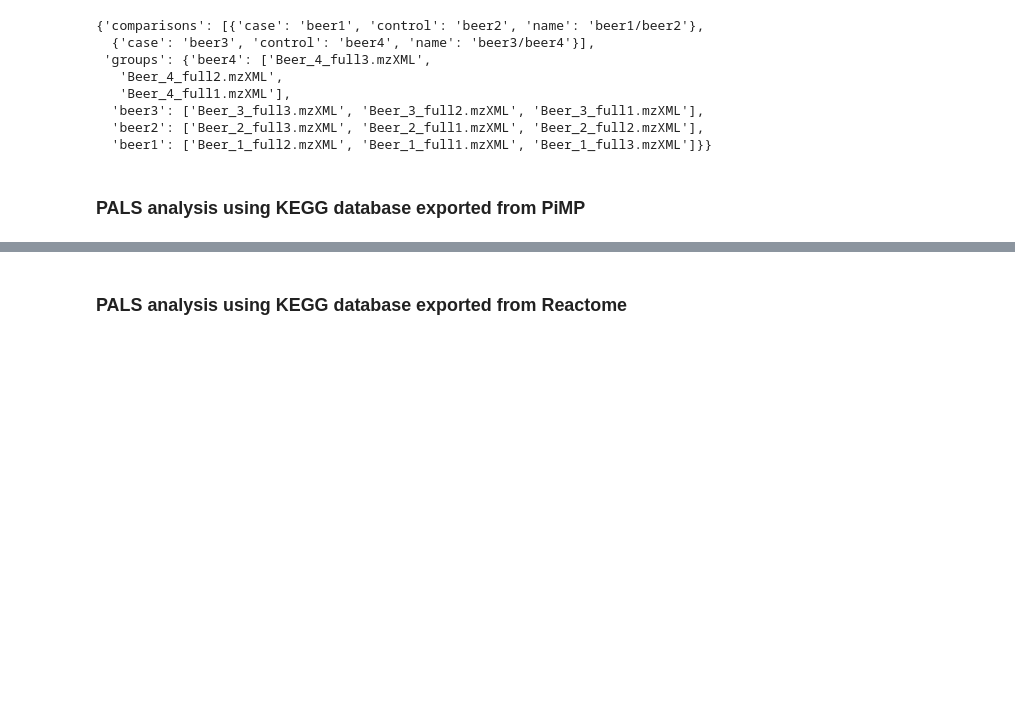
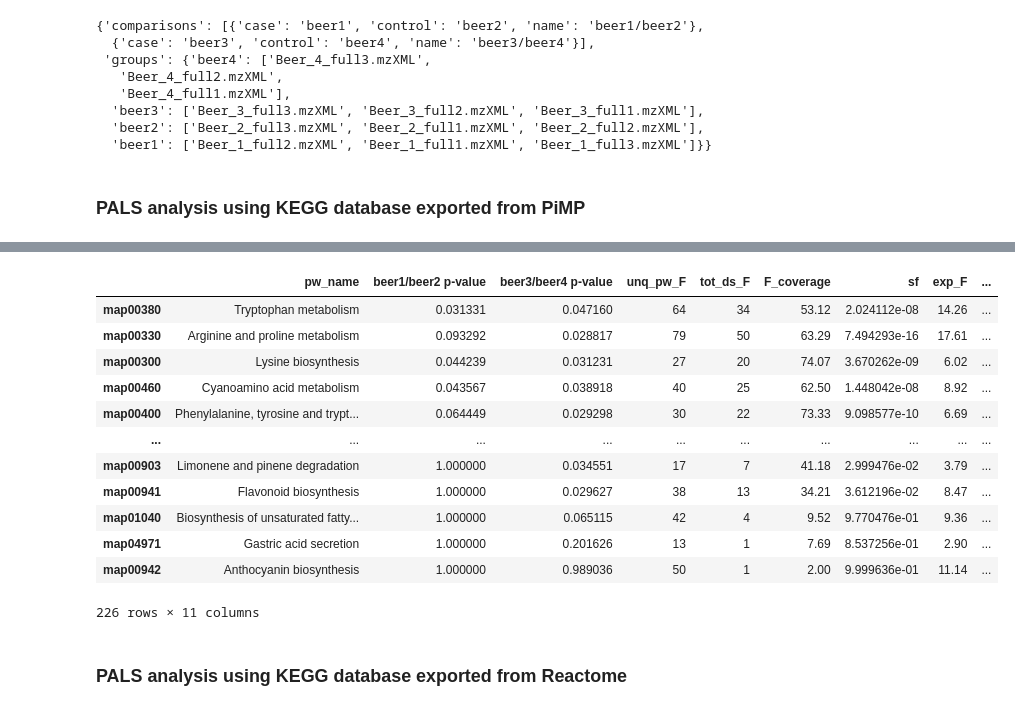
Before and after one commit to glasgowcompbio/PALS, a Jupyter notebook: notebooks/PALS_beer_analysis.ipynb, the cells around one changed output, grey strips where cells are left out. Drawn from its saved outputs; the diff is of its cells as text; code cells hidden in the pictures; blank space fills up the shorter version.

```diff
--- a/notebooks/PALS_beer_analysis.ipynb
+++ b/notebooks/PALS_beer_analysis.ipynb
@@ -50,14 +54,14 @@ int_df.head()
 | 3033932 | 6.254237e+08 | 6.503417e+08 | 5.914975e+08 | 4.635929e+08 | 4.298382e+08 | ... |
 | 3033933 | 1.075022e+09 | 9.293474e+08 | 1.092635e+09 | 1.130720e+09 | 1.118146e+09 | ... |
 # %%
-formula_df_filename = os.path.join(os.getcwd(), 'test_data', 'formula_df.p')
+annotation_df_filename = os.path.join(os.getcwd(), 'test_data', 'beer', 'annotation_df.p')
 try:
-    formula_df = pd.read_pickle(formula_df_filename)
+    annotation_df = pd.read_pickle(annotation_df_filename)
 except FileNotFoundError:
-    formula_df = get_formula_df(token, PIMP_HOST, analysis_id, database_name, polarity='positive')
-    formula_df.to_pickle(formula_df_filename)
+    annotation_df = get_annotation_df(token, PIMP_HOST, analysis_id)
+    annotation_df.to_pickle(annotation_df_filename)
 
-formula_df.head()
+annotation_df.head()
 # %% [output]
 |  | entity_id |
 | row_id |  |
@@ -67,9 +71,8 @@ formula_df.head()
 | 3038249 | C00148 |
 | 3033929 | C00163 |
 # %%
-experimental_design_filename = os.path.join(os.getcwd(), 'test_data', 'experimental_design.p')
+experimental_design_filename = os.path.join(os.getcwd(), 'test_data', 'beer', 'experimental_design.p')
 try:
-    experimental_design_filename = os.path.join(os.getcwd(), 'test_data', 'experimental_design.p')
     with open(experimental_design_filename, 'rb') as f:
         experimental_design = pickle.load(f)
 except FileNotFoundError:
@@ -90,5 +93,5 @@ experimental_design
 # %% [markdown]
 ### PALS analysis using KEGG database exported from PiMP
 # %%
-ds = DataSource(int_df, formula_df, experimental_design, DATABASE_PIMP_KEGG)
+ds = DataSource(int_df, annotation_df, experimental_design, DATABASE_PIMP_KEGG)
 # %% [output]
@@ -99,4 +102,4 @@ ds = DataSource(int_df, formula_df, experimental_design, DATABASE_PIMP_KEGG)
 # %%
-pals = PALS(ds, min_replace=5000)
+pals = PALS(ds, min_replace=5000, plage_weight=5, hg_weight=1)
 pathway_df = pals.get_pathway_df()
 # %% [output]
@@ -136 +123,18 @@ pathway_df
+# %%
+pathway_df.sort_values('PiMP_KEGG beer1/beer2 comb_p', ascending=True, inplace=True)
+pathway_df
+# %% [output]
+|  | pw_name | beer1/beer2 p-value | beer3/beer4 p-value | unq_pw_F | tot_ds_F | F_coverage | sf | exp_F | ... |
+| map00380 | Tryptophan metabolism | 0.031331 | 0.047160 | 64 | 34 | 53.12 | 2.024112e-08 | 14.26 | ... |
+| map00330 | Arginine and proline metabolism | 0.093292 | 0.028817 | 79 | 50 | 63.29 | 7.494293e-16 | 17.61 | ... |
+| map00300 | Lysine biosynthesis | 0.044239 | 0.031231 | 27 | 20 | 74.07 | 3.670262e-09 | 6.02 | ... |
+| map00460 | Cyanoamino acid metabolism | 0.043567 | 0.038918 | 40 | 25 | 62.50 | 1.448042e-08 | 8.92 | ... |
+| map00400 | Phenylalanine, tyrosine and trypt... | 0.064449 | 0.029298 | 30 | 22 | 73.33 | 9.098577e-10 | 6.69 | ... |
+| ... | ... | ... | ... | ... | ... | ... | ... | ... | ... |
+| map00903 | Limonene and pinene degradation | 1.000000 | 0.034551 | 17 | 7 | 41.18 | 2.999476e-02 | 3.79 | ... |
+| map00941 | Flavonoid biosynthesis | 1.000000 | 0.029627 | 38 | 13 | 34.21 | 3.612196e-02 | 8.47 | ... |
+| map01040 | Biosynthesis of unsaturated fatty... | 1.000000 | 0.065115 | 42 | 4 | 9.52 | 9.770476e-01 | 9.36 | ... |
+| map04971 | Gastric acid secretion | 1.000000 | 0.201626 | 13 | 1 | 7.69 | 8.537256e-01 | 2.90 | ... |
+| map00942 | Anthocyanin biosynthesis | 1.000000 | 0.989036 | 50 | 1 | 2.00 | 9.999636e-01 | 11.14 | ... |
+226 rows × 11 columns
 # %%
```
Also changed, not shown: parts of 16 cells of this notebook, 19 other files.
